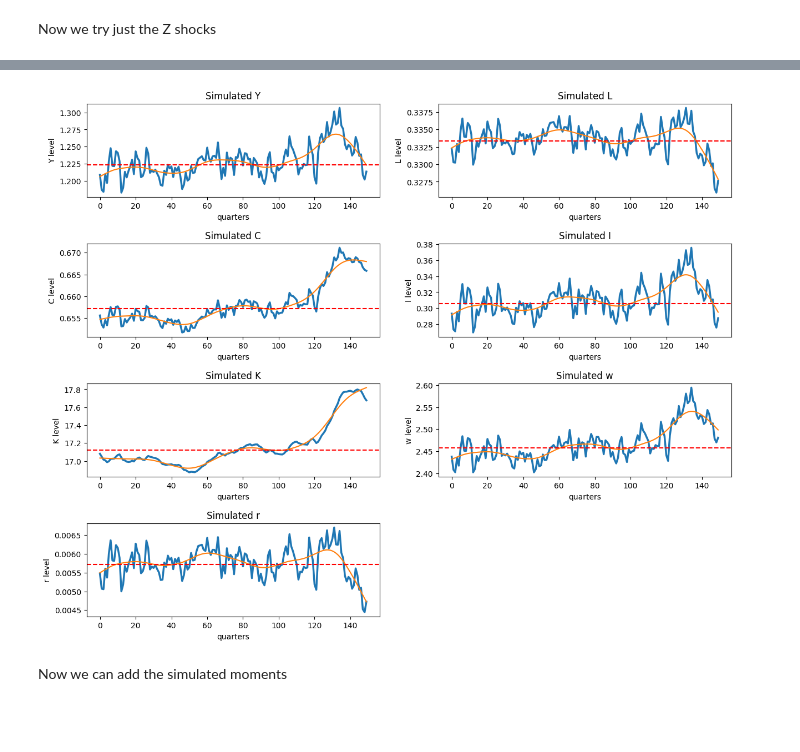
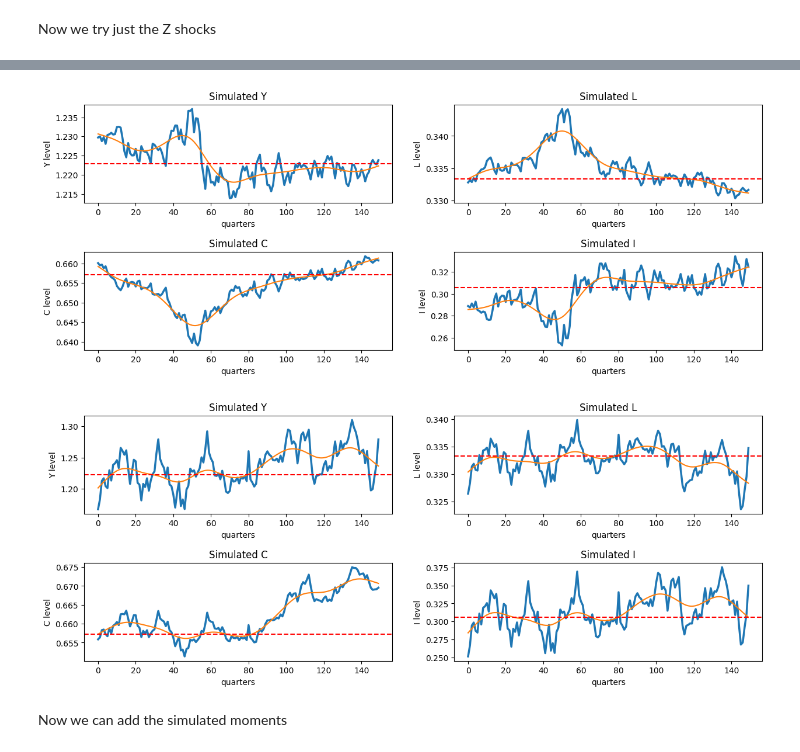
Before and after one commit to sthau/econ-212, a Jupyter notebook: macro_2/macro_2.ipynb, the cells around one changed output, grey strips where cells are left out. Saved outputs shown, nothing was run; the diff lists cells and outputs as text; code cells hidden in the pictures; blank space fills up the shorter version.

```diff
--- a/macro_2/macro_2.ipynb
+++ b/macro_2/macro_2.ipynb
@@ -354,53 +308,17 @@ for i in range(len(VAR_LIST)):
-# %%
-epsilon_z_shocks = np.random.normal(0, sigma, size=PERIODS)
-epsilon_g_shocks = np.zeros((PERIODS, 1))
-
-dlZ = np.zeros((PERIODS + 1, 1))
-dZ = np.zeros((PERIODS + 1, 1))
-
-dlG = np.zeros((PERIODS + 1, 1))
-dG = np.zeros((PERIODS + 1, 1))
-
-for t in range(PERIODS):
-    dlZ[t + 1] = RHO_Z * dlZ[t] + epsilon_z_shocks[t]
-    dlG[t + 1] = RHO_G * dlG[t] + epsilon_g_shocks[t] + np.exp(np.log(0.26 * ss_1['Y']) * (1 - RHO_G))
-
-dZ = np.exp(dlZ[1:]) - ss_1['Z']
-dG = np.exp(dlG[1:]) - ss_1['G']
-
-dZ_mat = np.zeros((PERIODS, PERIODS))
-dG_mat = np.zeros((PERIODS, PERIODS))
-for t in range(PERIODS):
-    dZ_mat[t:, t] = epsilon_z_shocks[t] * RHO_Z**np.arange(PERIODS - t)
-    dG_mat[t:, t] = epsilon_g_shocks[t] * RHO_G**np.arange(PERIODS - t)
-
-sims = {}
-for var in VAR_LIST:
-    sim_matrix = np.zeros((PERIODS,))
-    for t in range(PERIODS):
-        sim_matrix[t:] += G_1[var]['Z'][:PERIODS - t, :PERIODS - t] @ dZ_mat[t:, t]
-        sim_matrix[t:] += G_1[var]['G'][:PERIODS - t, :PERIODS - t] @ dG_mat[t:, t]
-    sim_matrix += ss_1[var]
-    sims[var] = sim_matrix
-plt.figure(figsize=(15, 12))
-plt.subplots_adjust(hspace=0.5)
-
-for i in range(len(VAR_LIST)):
-    var = VAR_LIST[i]
-
-    ax = plt.subplot(4, 2, i + 1)
-
-    ax.plot(sims[var][50:], label=f'{var}', linewidth=2.5,)
-    ax.plot(hpfilter(sims[var][50:], 1600)[1], label = "HP")
-
-    ax.set_title(f'Simulated {var}')
-    ax.set_ylabel(f'{var} level')
-    ax.set_xlabel('quarters')
-
-    # Add a horizontal line at SS
-    ax.axhline(ss_1[var], color='r', linestyle='--', linewidth=1.5)
-# %% [output]
-[figure, removed]
+# %%
+epsilon_z_shocks = np.zeros((PERIODS, 1))
+epsilon_g_shocks = np.random.normal(0, sigma_g, size=PERIODS)
+
+sims = compute_sequences(epsilon_z_shocks, epsilon_g_shocks)
+# %% [output]
+[figure, added]
+# %%
+epsilon_z_shocks = np.random.normal(0, sigma, size=PERIODS)
+epsilon_g_shocks = np.zeros((PERIODS, 1))
+
+sims = compute_sequences(epsilon_z_shocks, epsilon_g_shocks)
+# %% [output]
+[figure, added]
 # %% [markdown]
 Now we can add the simulated moments
 # %% [markdown]
```
Also changed, not shown: parts of 4 cells of this notebook.
